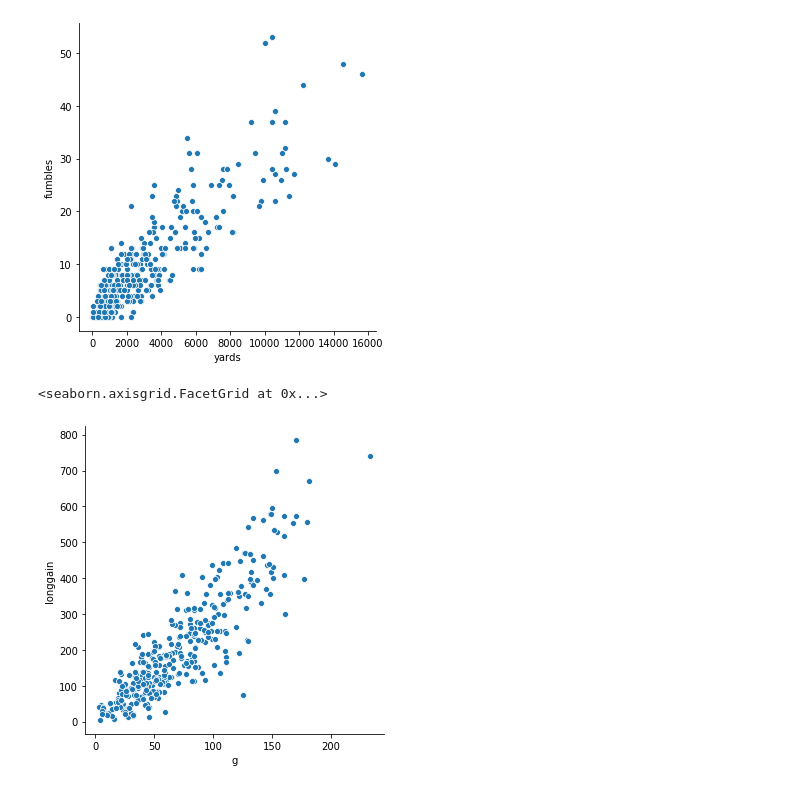
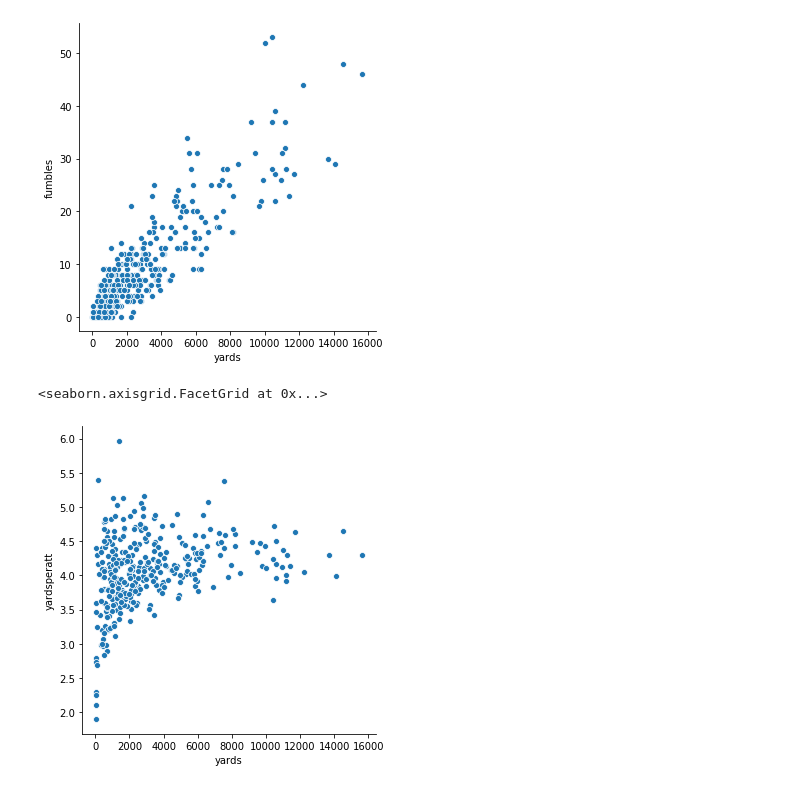
Before and after one commit to connormcintosh/ds_runningback_project, a Jupyter notebook: src/exploration/raw_data_correlations.ipynb, the cells around one changed output. Drawn from its saved outputs; the diff is of its cells as text; code cells hidden in the pictures.

```diff
--- a/src/exploration/raw_data_correlations.ipynb
+++ b/src/exploration/raw_data_correlations.ipynb
@@ -66,7 +66,7 @@ for playerid, df in running_backs.groupby("playerid"):
         df['attempts'].sum(),
         df['yards'].sum(),
         df['tds'].sum(),
-        df['longgain'].sum(),
+        np.max(df['longgain']),
         (np.dot(df['attempts'], df['yardsperatt']) / np.sum(df['attempts'])),
         (np.dot(df['g'], df['yardspergame']) / np.sum(df['g'])),
         df['fumbles'].sum()
@@ -117,8 +117,9 @@ sns.relplot(
 # %%
 sns.relplot(
     data=combined_players,
-    x="g", y="longgain"
+    x="yards", y="yardsperatt
+"
 )
 # %% [output]
 <seaborn.axisgrid.FacetGrid at 0x...>
-[figure, old version]
+[figure, new version]
```
Also changed, not shown: parts of 1 cell of this notebook, 1 other file.
